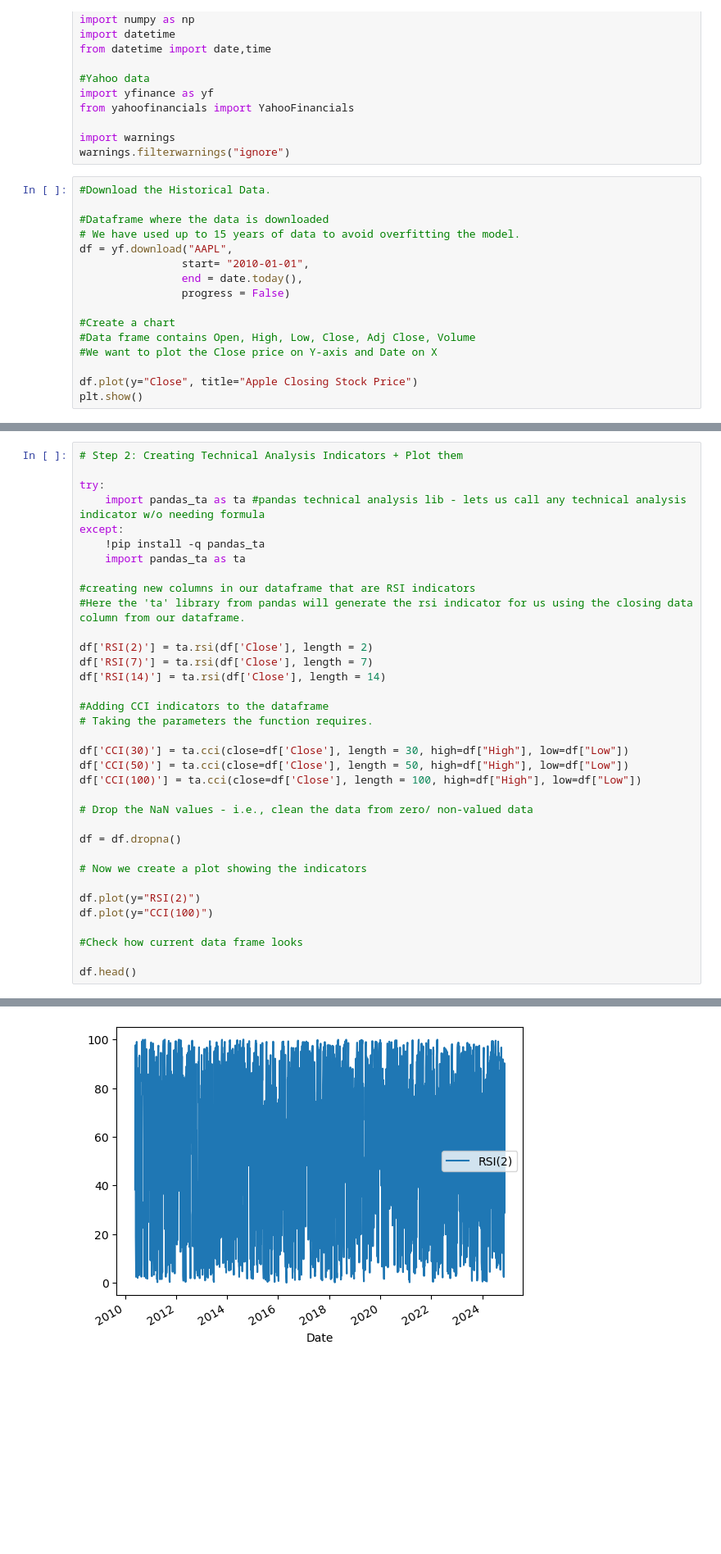
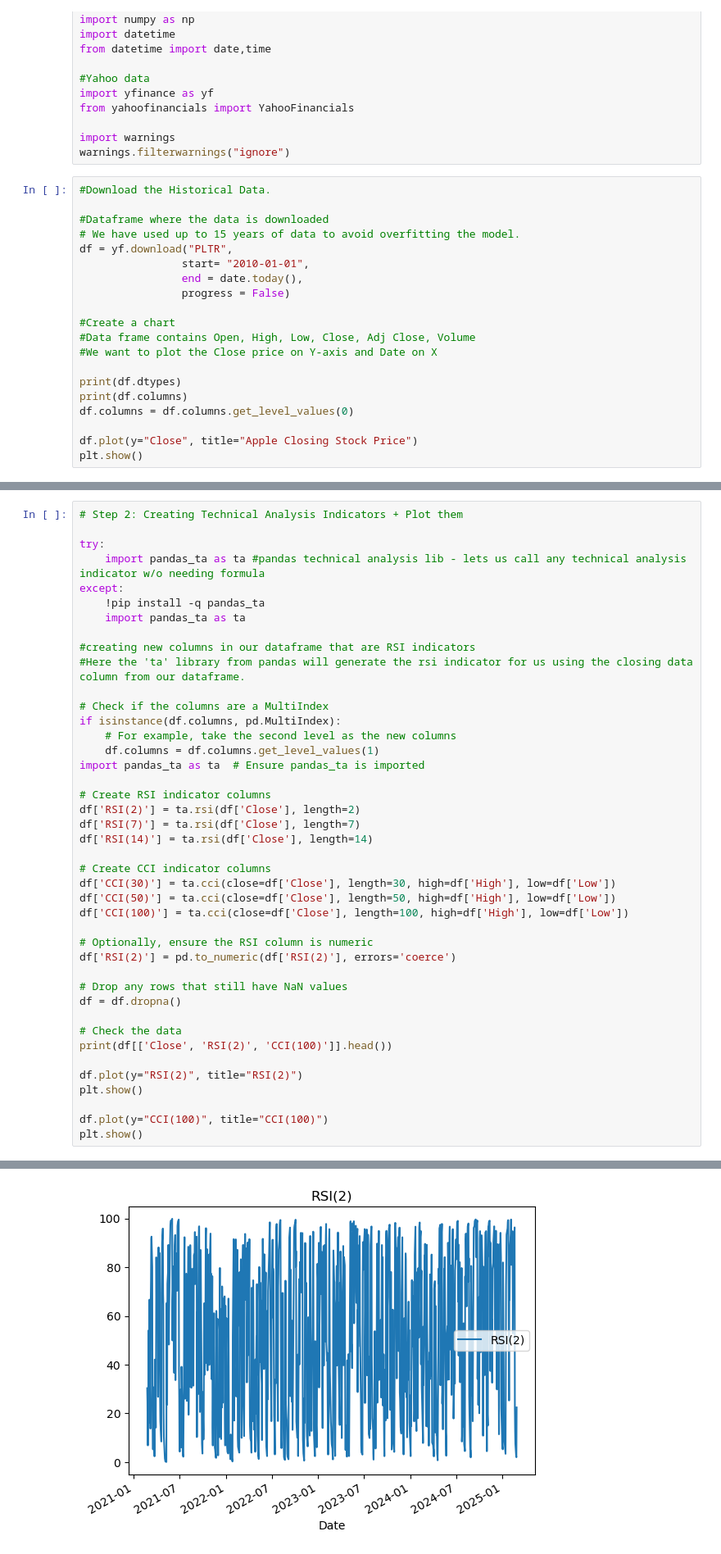
Before and after one commit to giancarlonan/Machine-Learning-for-Stock-Trading---Neural-Network, a Jupyter notebook: MachineLearningCode.ipynb, the cells around one changed output, grey strips where cells are left out. Shown: that part at 82% size. Saved outputs shown, nothing was run; the diff lists cells and outputs as text; blank space fills up the shorter version.

```diff
--- a/MachineLearningCode.ipynb
+++ b/MachineLearningCode.ipynb
@@ -22,7 +22,7 @@ warnings.filterwarnings("ignore")
 
 #Dataframe where the data is downloaded
 # We have used up to 15 years of data to avoid overfitting the model.
-df = yf.download("AAPL",
+df = yf.download("PLTR",
                 start= "2010-01-01",
                 end = date.today(),
                 progress = False)
@@ -31,6 +31,10 @@ df = yf.download("AAPL",
 #Data frame contains Open, High, Low, Close, Adj Close, Volume
 #We want to plot the Close price on Y-axis and Date on X
 
+print(df.dtypes)
+print(df.columns)
+df.columns = df.columns.get_level_values(0)
+
 df.plot(y="Close", title="Apple Closing Stock Price")
 plt.show()
 # %% [output]
@@ -47,27 +64,34 @@ except:
 #creating new columns in our dataframe that are RSI indicators
 #Here the 'ta' library from pandas will generate the rsi indicator for us using the closing data column from our dataframe.
 
-df['RSI(2)'] = ta.rsi(df['Close'], length = 2)
-df['RSI(7)'] = ta.rsi(df['Close'], length = 7)
-df['RSI(14)'] = ta.rsi(df['Close'], length = 14)
+# Check if the columns are a MultiIndex
+if isinstance(df.columns, pd.MultiIndex):
+    # For example, take the second level as the new columns
+    df.columns = df.columns.get_level_values(1)
+import pandas_ta as ta  # Ensure pandas_ta is imported
 
-#Adding CCI indicators to the dataframe
-# Taking the parameters the function requires.
+# Create RSI indicator columns
+df['RSI(2)'] = ta.rsi(df['Close'], length=2)
+df['RSI(7)'] = ta.rsi(df['Close'], length=7)
+df['RSI(14)'] = ta.rsi(df['Close'], length=14)
 
-df['CCI(30)'] = ta.cci(close=df['Close'], length = 30, high=df["High"], low=df["Low"])
-df['CCI(50)'] = ta.cci(close=df['Close'], length = 50, high=df["High"], low=df["Low"])
-df['CCI(100)'] = ta.cci(close=df['Close'], length = 100, high=df["High"], low=df["Low"])
+# Create CCI indicator columns
+df['CCI(30)'] = ta.cci(close=df['Close'], length=30, high=df['High'], low=df['Low'])
+df['CCI(50)'] = ta.cci(close=df['Close'], length=50, high=df['High'], low=df['Low'])
+df['CCI(100)'] = ta.cci(close=df['Close'], length=100, high=df['High'], low=df['Low'])
 
-# Drop the NaN values - i.e., clean the data from zero/ non-valued data
+# Optionally, ensure the RSI column is numeric
+df['RSI(2)'] = pd.to_numeric(df['RSI(2)'], errors='coerce')
 
+# Drop any rows that still have NaN values
 df = df.dropna()
 
-# Now we create a plot showing the indicators
+# Check the data
+print(df[['Close', 'RSI(2)', 'CCI(100)']].head())
 
-df.plot(y="RSI(2)")
-df.plot(y="CCI(100)")
+df.plot(y="RSI(2)", title="RSI(2)")
+plt.show()
 
-#Check how current data frame looks
-
-df.head()
+df.plot(y="CCI(100)", title="CCI(100)")
+plt.show()
 # %% [output]
@@ -81 +105 @@ df.head()
-[figure, old version]
+[figure, new version]
```
Also changed, not shown: parts of 8 cells of this notebook.
